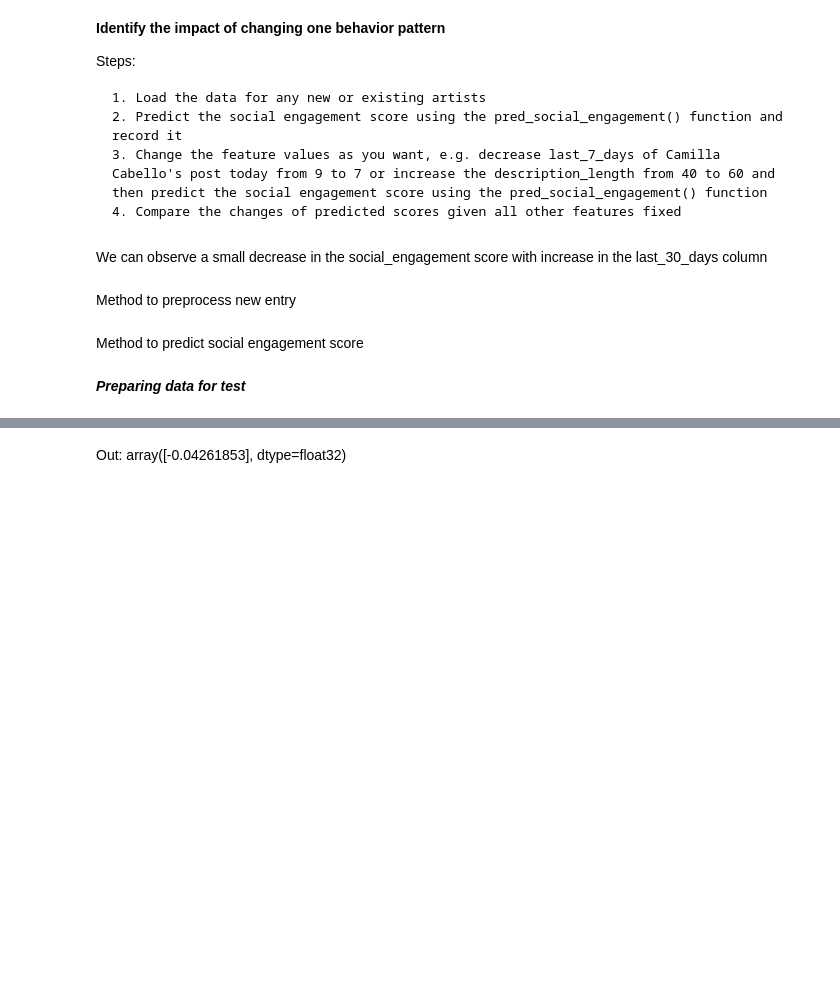
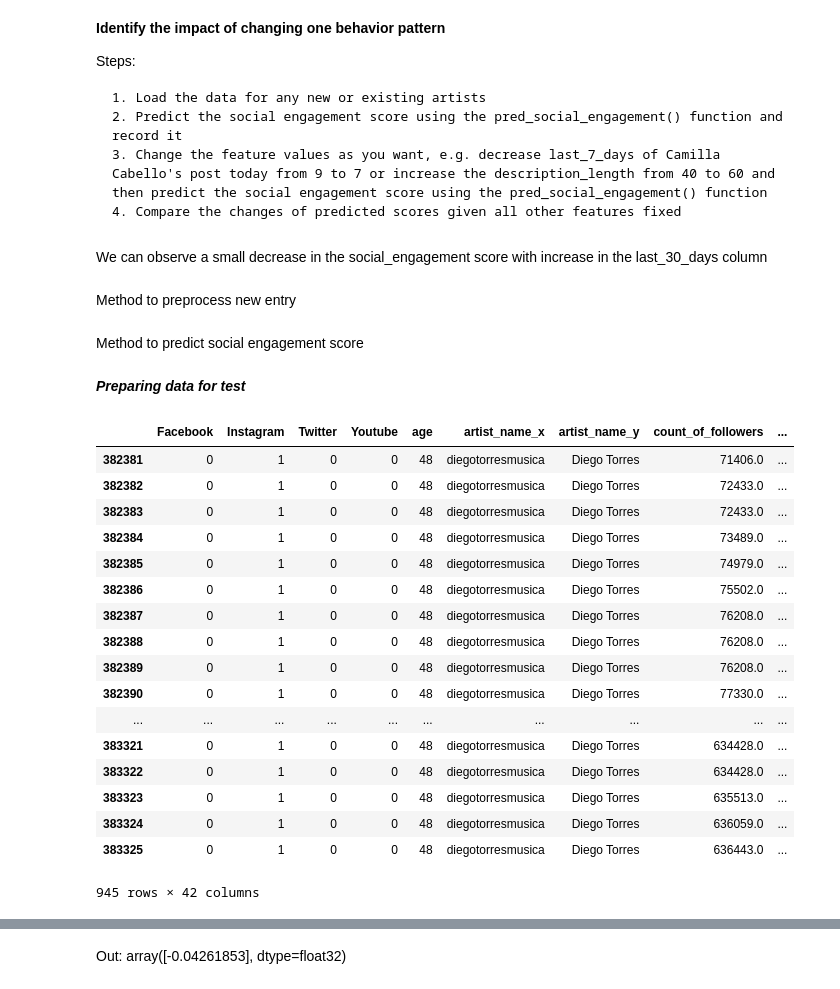
Before and after one commit to ghazalerfani/SocialMedia-Music, a Jupyter notebook: FinalDelivNotebooks/Regression_Final.ipynb, the cells around one changed output, grey strips where cells are left out. Drawn from its saved outputs; the diff is of its cells as text; code cells hidden in the pictures; blank space fills up the shorter version.

```diff
--- a/FinalDelivNotebooks/Regression_Final.ipynb
+++ b/FinalDelivNotebooks/Regression_Final.ipynb
@@ -928,5 +934,31 @@ def pred_social_engagement(social_media,df_test):
 # %% [markdown]
 ***Preparing data for test***
 # %%
-master_ex = pd.read_pickle("Combined_Social_Data_Pickle.pkl")
+master_ed = pd.read_pickle("Combined_Social_Data_Pickle.pkl")
+# %%
+master_ex = master_ed.copy()
+master_ex = master_ex.reset_index(drop= True)
+df_ex = master_ex[master_ex['artist_name_y'] == 'Diego Torres']
+df_ex = df_ex[df_ex['social_platform'] == 'Instagram']
+df_ex = df_ex[df_ex['normalized_social_engagement_score'].notnull()]
+df_ex
+# %% [output]
+|  | Facebook | Instagram | Twitter | Youtube | age | artist_name_x | artist_name_y | count_of_followers | ... |
+| 382381 | 0 | 1 | 0 | 0 | 48 | diegotorresmusica | Diego Torres | 71406.0 | ... |
+| 382382 | 0 | 1 | 0 | 0 | 48 | diegotorresmusica | Diego Torres | 72433.0 | ... |
+| 382383 | 0 | 1 | 0 | 0 | 48 | diegotorresmusica | Diego Torres | 72433.0 | ... |
+| 382384 | 0 | 1 | 0 | 0 | 48 | diegotorresmusica | Diego Torres | 73489.0 | ... |
+| 382385 | 0 | 1 | 0 | 0 | 48 | diegotorresmusica | Diego Torres | 74979.0 | ... |
+| 382386 | 0 | 1 | 0 | 0 | 48 | diegotorresmusica | Diego Torres | 75502.0 | ... |
+| 382387 | 0 | 1 | 0 | 0 | 48 | diegotorresmusica | Diego Torres | 76208.0 | ... |
+| 382388 | 0 | 1 | 0 | 0 | 48 | diegotorresmusica | Diego Torres | 76208.0 | ... |
+| 382389 | 0 | 1 | 0 | 0 | 48 | diegotorresmusica | Diego Torres | 76208.0 | ... |
+| 382390 | 0 | 1 | 0 | 0 | 48 | diegotorresmusica | Diego Torres | 77330.0 | ... |
+| ... | ... | ... | ... | ... | ... | ... | ... | ... | ... |
+| 383321 | 0 | 1 | 0 | 0 | 48 | diegotorresmusica | Diego Torres | 634428.0 | ... |
+| 383322 | 0 | 1 | 0 | 0 | 48 | diegotorresmusica | Diego Torres | 634428.0 | ... |
+| 383323 | 0 | 1 | 0 | 0 | 48 | diegotorresmusica | Diego Torres | 635513.0 | ... |
+| 383324 | 0 | 1 | 0 | 0 | 48 | diegotorresmusica | Diego Torres | 636059.0 | ... |
+| 383325 | 0 | 1 | 0 | 0 | 48 | diegotorresmusica | Diego Torres | 636443.0 | ... |
+945 rows × 42 columns
 # %%
```
Also changed, not shown: parts of 33 cells of this notebook.
